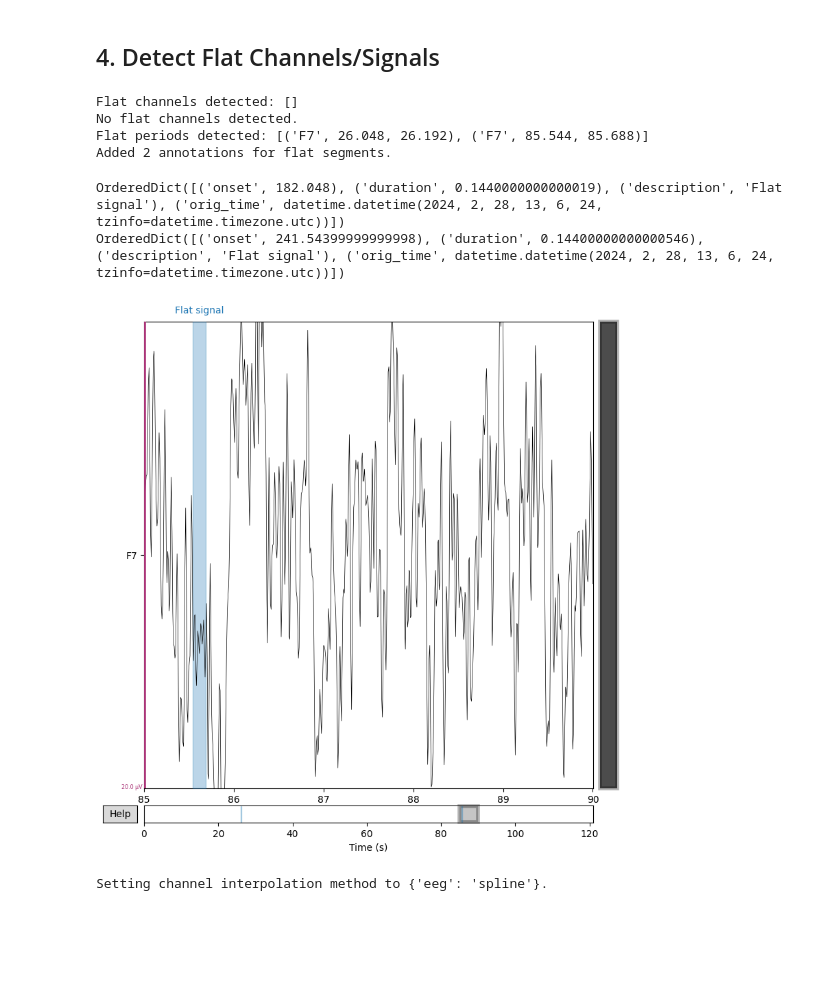
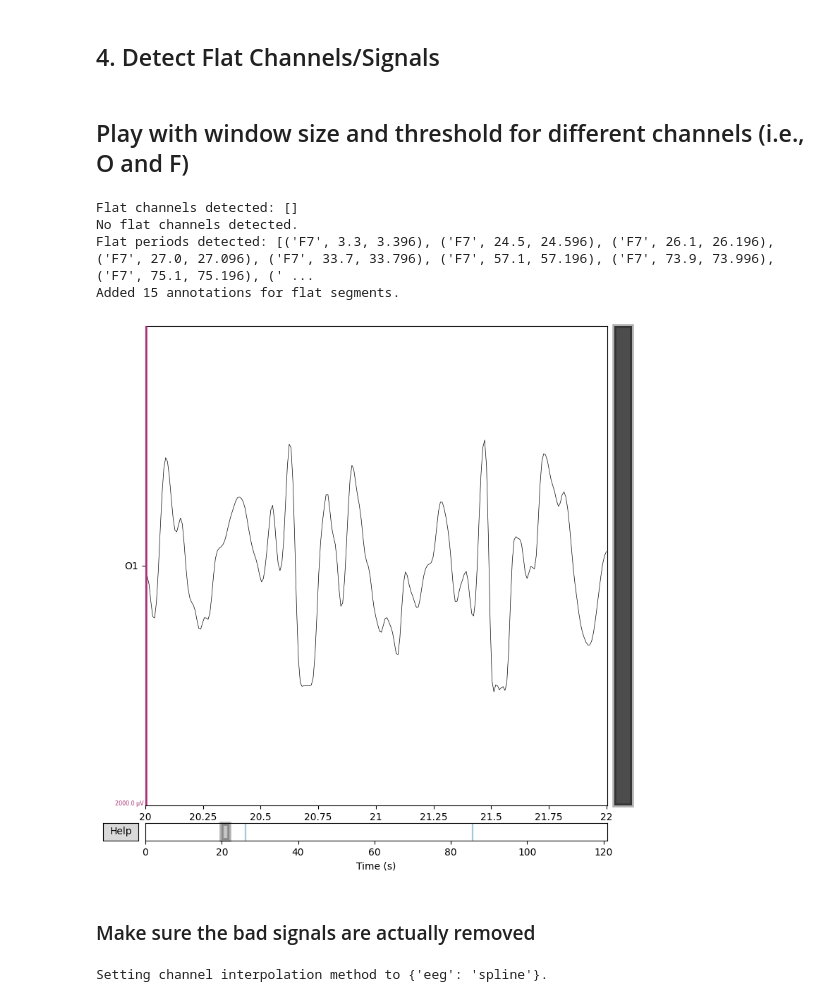
Before and after one commit to tanoManzo/EEG_2025, a Jupyter notebook: Preproc_raws_EEG_Dreem.ipynb, the cells around one changed output. Saved outputs shown, nothing was run; the diff lists cells and outputs as text; code cells hidden in the pictures; blank space fills up the shorter version.

```diff
--- a/Preproc_raws_EEG_Dreem.ipynb
+++ b/Preproc_raws_EEG_Dreem.ipynb
@@ -167,6 +169,8 @@ plt.close()
 [figure]
 # %% [markdown]
 ## 4.  Detect Flat Channels/Signals
+# %% [markdown]
+## Play with window size and threshold for different channels (i.e., O and F)
 # %%
 import numpy as np
 import mne
@@ -192,7 +196,7 @@ def detect_flat_channels(raw, threshold=1e-6):
     return flat_channels
 
 
-def detect_flat_segments(raw, window_size=0.15, threshold=1e-6):
+def detect_flat_segments(raw, window_size=0.1, threshold=1e-6):
     """
     Detects time periods where EEG signals are flat.
 
@@ -246,22 +250,18 @@ else:
 # %% [output]
 Flat channels detected: []
 No flat channels detected.
-Flat periods detected: [('F7', 26.048, 26.192), ('F7', 85.544, 85.688)]
-Added 2 annotations for flat segments.
+Flat periods detected: [('F7', 3.3, 3.396), ('F7', 24.5, 24.596), ('F7', 26.1, 26.196), ('F7', 27.0, 27.096), ('F7', 33.7, 33.796), ('F7', 57.1, 57.196), ('F7', 73.9, 73.996), ('F7', 75.1, 75.196), (' ...
+Added 15 annotations for flat segments.
-# %%
-for item in raw_data.annotations:
-  print(item)
-# %% [output]
-OrderedDict([('onset', 182.048), ('duration', 0.1440000000000019), ('description', 'Flat signal'), ('orig_time', datetime.datetime(2024, 2, 28, 13, 6, 24, tzinfo=datetime.timezone.utc))])
-OrderedDict([('onset', 241.54399999999998), ('duration', 0.14400000000000546), ('description', 'Flat signal'), ('orig_time', datetime.datetime(2024, 2, 28, 13, 6, 24, tzinfo=datetime.timezone.utc))])
 # %%
 # Plot EEG data with custom scalings
-channel = 'F7'
-raw_data.plot(picks=[channel], start=85, duration=5,scalings=100e-7)
+channel = 'O1'
+raw_data.plot(picks=[channel], start=20, duration=2,scalings=100e-5)
 #raw_data.plot(n_channels=len(raw_data.ch_names), scalings=scalings, title="EEG Data with Annotations")
 plt.close()
 # %% [output]
-[figure, old version]
+[figure, new version]
+# %% [markdown]
+### Make sure the bad signals are actually removed
 # %%
 # interpolate bads
 raw_data.interpolate_bads(reset_bads=True)
```
Also changed, not shown: parts of 1 cell of this notebook.
